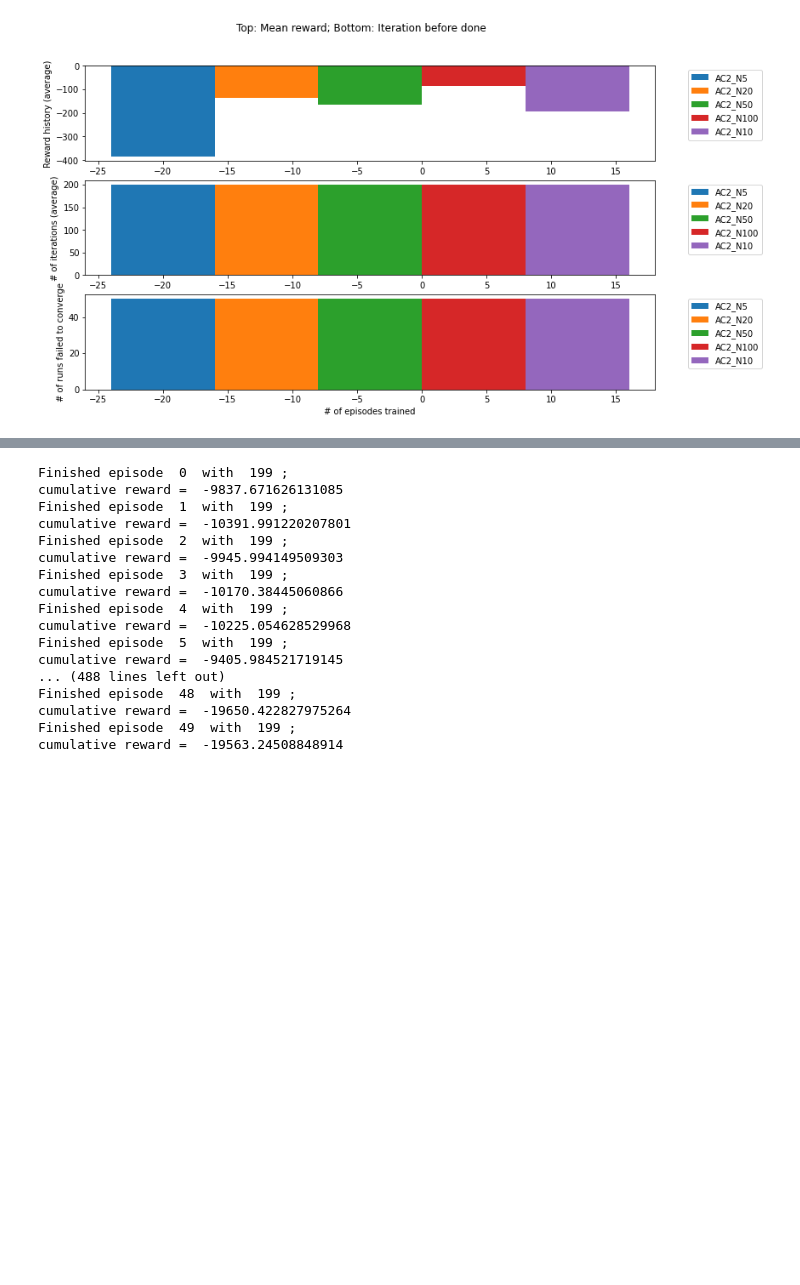
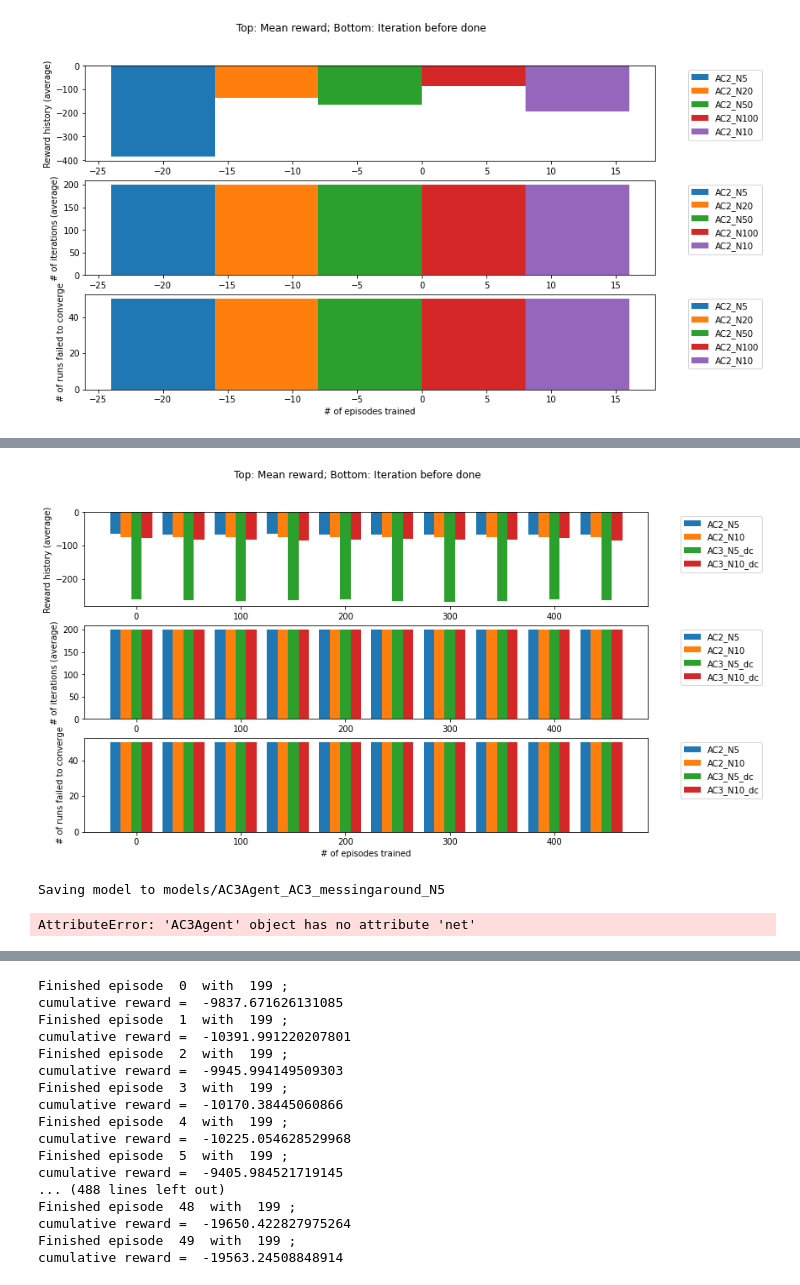
Before and after one commit to zhzhang2018/NN_MARL_experiments, a Jupyter notebook: torch_consensus_transfer.ipynb, the cells around one changed output, grey strips where cells are left out. Cells and saved outputs as stored; diff of their text form; code cells hidden in the pictures; blank space fills up the shorter version.

```diff
--- a/torch_consensus_transfer.ipynb
+++ b/torch_consensus_transfer.ipynb
@@ -625,44 +649,45 @@ from utils.agents import *
 from utils.plotting import *
 from utils.train_test_methods import *
 
-num_episode=500
+num_episode=500#1#500
 test_interval=50
-num_test=50
-num_iteration=200
+num_test=50#0#50
+num_iteration=200#10#200
 BATCH_SIZE=128
 debug=False
 num_sample=50
 
-N_list = [5,20,50,100] # 250 would take too long
+# N_list = [5,20,50,100] # 250 would take too long
 AC2_list = []
-for i,N_ in enumerate(N_list):
+for i,N_ in enumerate(N_list[:4]):
     AC2_list.append(
-        AC2Agent(device, N_, env_list[i].no, env_list[i].na, hidden)
+        AC2Agent(device, N_, env_list[i].no, env_list[i].na, hidden,
+                 learning_rateA=0.01, learning_rateC=0.02)
     )
-AC2_list.append(
-    AC2Agent(device, 10, env.no, env.na, hidden)
-)
+# AC2_list.append(
+#     AC2Agent(device, 10, env.no, env.na, hidden)
+# )
 
 AC2_hist = []
-for i,N_ in enumerate(N_list):
+for i,N_ in enumerate(N_list[:4]):
     AC2_hist.append(
         train(AC2_list[i], env_list[i],
               num_episode, test_interval, num_test, num_iteration, BATCH_SIZE, num_sample, [-1,1], debug)
     )
     print("Finished training env with {0} agents for AC".format(N_))
-AC2_hist.append(
-    train(AC2_list[-1], env,
-          num_episode, test_interval, num_test, num_iteration, BATCH_SIZE, num_sample, [-1,1], debug)
-    )
+# AC2_hist.append(
+#     train(AC2_list[-1], env,
+#           num_episode, test_interval, num_test, num_iteration, BATCH_SIZE, num_sample, [-1,1], debug)
+#     )
 
 AC2_test_hist = []
-for i,N_ in enumerate(N_list):
+for i,N_ in enumerate(N_list[:4]):
     AC2_test_hist.append(
         plot_test(AC2_list[i], env_list[i], fnames=['']*num_test,
             num_iteration=num_iteration, action_space=action_space, imdir='screencaps/',debug=debug)
     )
     print("Finished testnig env with {0} agents for AC".format(N_))
-AC2_test_hist.append(
-    plot_test(AC2_list[-1], env, fnames=['']*num_test,
-        num_iteration=num_iteration, action_space=action_space, imdir='screencaps/',debug=debug)
-)
+# AC2_test_hist.append(
+#     plot_test(AC2_list[-1], env, fnames=['']*num_test,
+#         num_iteration=num_iteration, action_space=action_space, imdir='screencaps/',debug=debug)
+# )
@@ -762,0 +814,12 @@ plot_reward_hist([[l] for l in AC2_test_hist], test_interval,
+# %%
+plot_reward_hist(AC2_hist[:2]+AC2_hist_exp, test_interval,
+                 ['AC2_N5', 'AC2_N10', 'AC3_N5_dc', 'AC3_N10_dc'],
+                 log=False, num_iteration=num_iteration, N_list=[5,10,5,10])
+# %% [output]
+[figure, added]
+# %%
+AC2_list_exp[0].save_model("AC3_messingaround_N5")
+AC2_list_exp[1].save_model("AC3_messingaround_N10")
+# %% [output]
+Saving model to models/AC3Agent_AC3_messingaround_N5
+AttributeError: 'AC3Agent' object has no attribute 'net'
```
Also changed, not shown: parts of 50 cells of this notebook, 5 other files.
